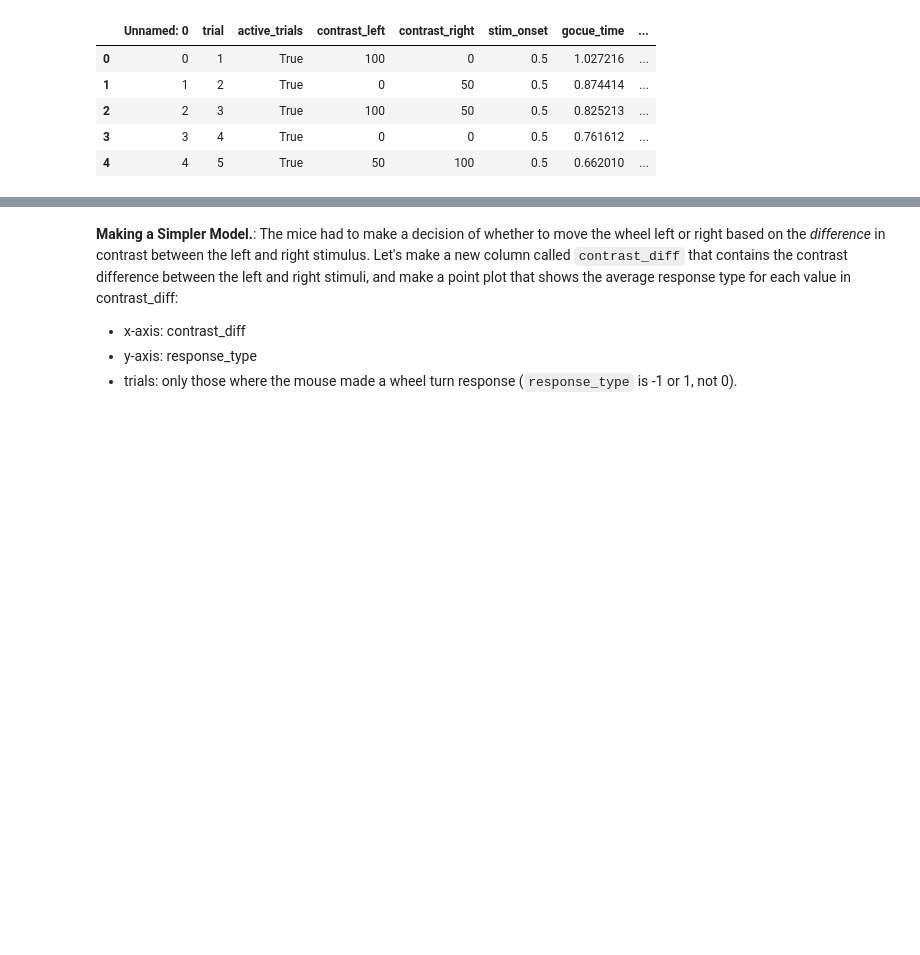
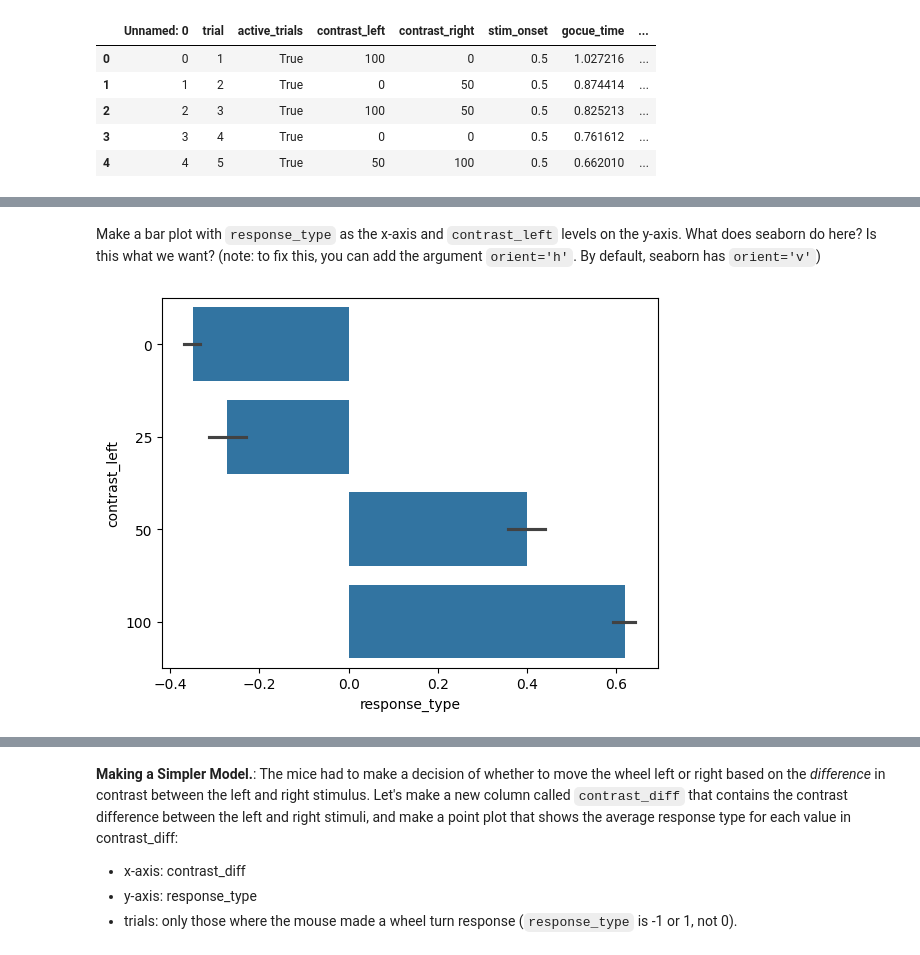
Before and after one commit to ibehave-ibots/iBOTS-Tools, a Jupyter notebook: workshops/python-workshop-1/plan/day2/3 Task Performance Analysis With Pandas And Seaborn.ipynb, the cells around one changed output, grey strips where cells are left out. Drawn from its saved outputs; the diff is of its cells as text; code cells hidden in the pictures; blank space fills up the shorter version.

```diff
--- a/workshops/python-workshop-1/plan/day2/3 Task Performance Analysis With Pandas And Seaborn.ipynb
+++ b/workshops/python-workshop-1/plan/day2/3 Task Performance Analysis With Pandas And Seaborn.ipynb
@@ -73,0 +98,6 @@ What do you see in this plot; what indication is there that the mice learned the
+# %% [markdown]
+Make a bar plot with `response_type` as the x-axis and `contrast_left` levels on the y-axis.  What does seaborn do here? Is this what we want? (note: to fix this, you can add the argument `orient='h'`. By default, seaborn has `orient='v'`)
+# %%
+sns.barplot(data=df, y='contrast_left', x='response_type', orient='h');
+# %% [output]
+[figure, added]
```
Also changed, not shown: parts of 45 cells of this notebook.
